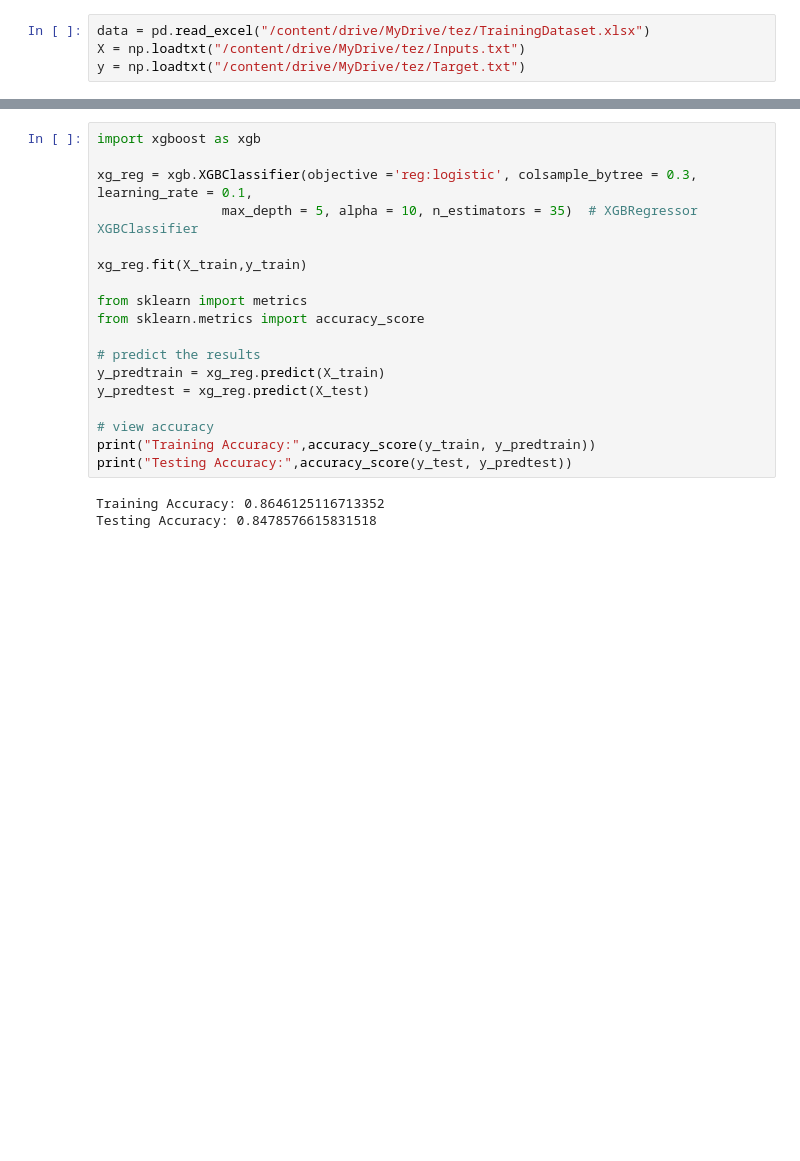
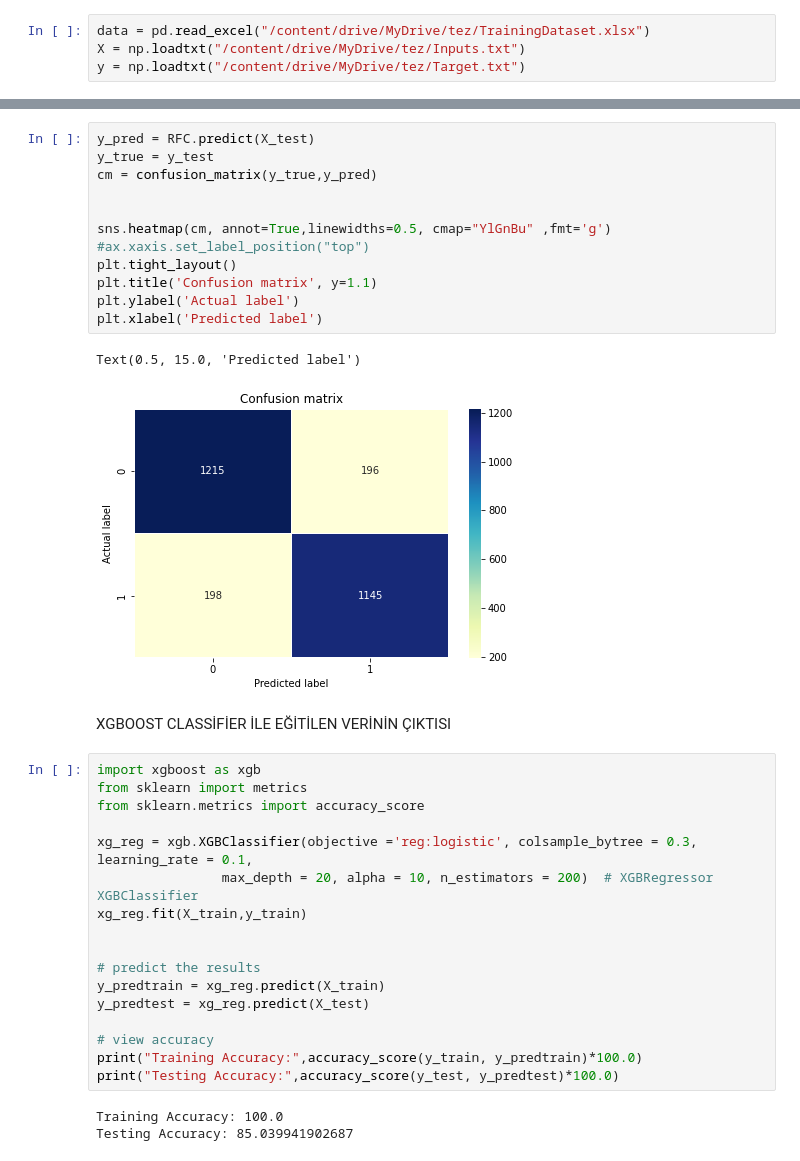
Before and after one commit to gulistanburtek/machine-learning, a Jupyter notebook: tez.ipynb, the cells around one changed output, grey strips where cells are left out. Cells and saved outputs as stored; diff of their text form; blank space fills up the shorter version.

```diff
--- a/tez.ipynb
+++ b/tez.ipynb
@@ -78,21 +139,37 @@ print(f"%{accuracy}")
+# %%
+y_pred = RFC.predict(X_test)
+y_true = y_test
+cm = confusion_matrix(y_true,y_pred)
+
+
+sns.heatmap(cm, annot=True,linewidths=0.5, cmap="YlGnBu" ,fmt='g')
+#ax.xaxis.set_label_position("top")
+plt.tight_layout()
+plt.title('Confusion matrix', y=1.1)
+plt.ylabel('Actual label')
+plt.xlabel('Predicted label')
+# %% [output]
+Text(0.5, 15.0, 'Predicted label')
+[figure, added]
+# %% [markdown]
+XGBOOST CLASSİFİER İLE EĞİTİLEN VERİNİN ÇIKTISI
 # %%
 import xgboost as xgb
+from sklearn import metrics
+from sklearn.metrics import accuracy_score
 
 xg_reg = xgb.XGBClassifier(objective ='reg:logistic', colsample_bytree = 0.3, learning_rate = 0.1,
-                max_depth = 5, alpha = 10, n_estimators = 35)  # XGBRegressor   XGBClassifier
-
+                max_depth = 20, alpha = 10, n_estimators = 200)  # XGBRegressor   XGBClassifier
 xg_reg.fit(X_train,y_train)
 
-from sklearn import metrics
-from sklearn.metrics import accuracy_score
 
 # predict the results
 y_predtrain = xg_reg.predict(X_train)
 y_predtest = xg_reg.predict(X_test)
 
 # view accuracy
-print("Training Accuracy:",accuracy_score(y_train, y_predtrain))
-print("Testing Accuracy:",accuracy_score(y_test, y_predtest))
+print("Training Accuracy:",accuracy_score(y_train, y_predtrain)*100.0)
+print("Testing Accuracy:",accuracy_score(y_test, y_predtest)*100.0)
 # %% [output]
-Training Accuracy: 0.8646125116713352
-Testing Accuracy: 0.8478576615831518
+Training Accuracy: 100.0
+Testing Accuracy: 85.039941902687
```
Also changed, not shown: parts of 37 cells of this notebook.
